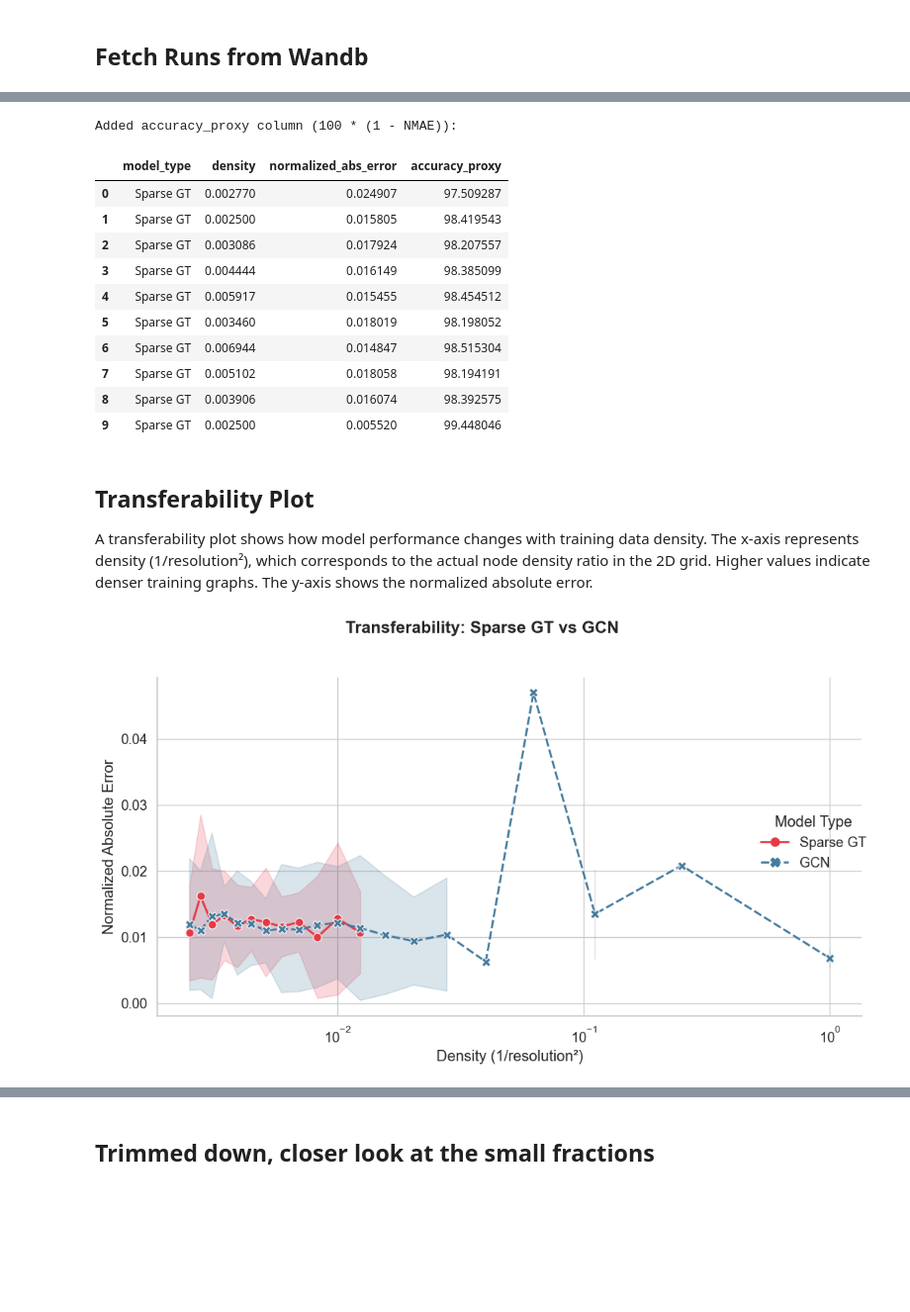
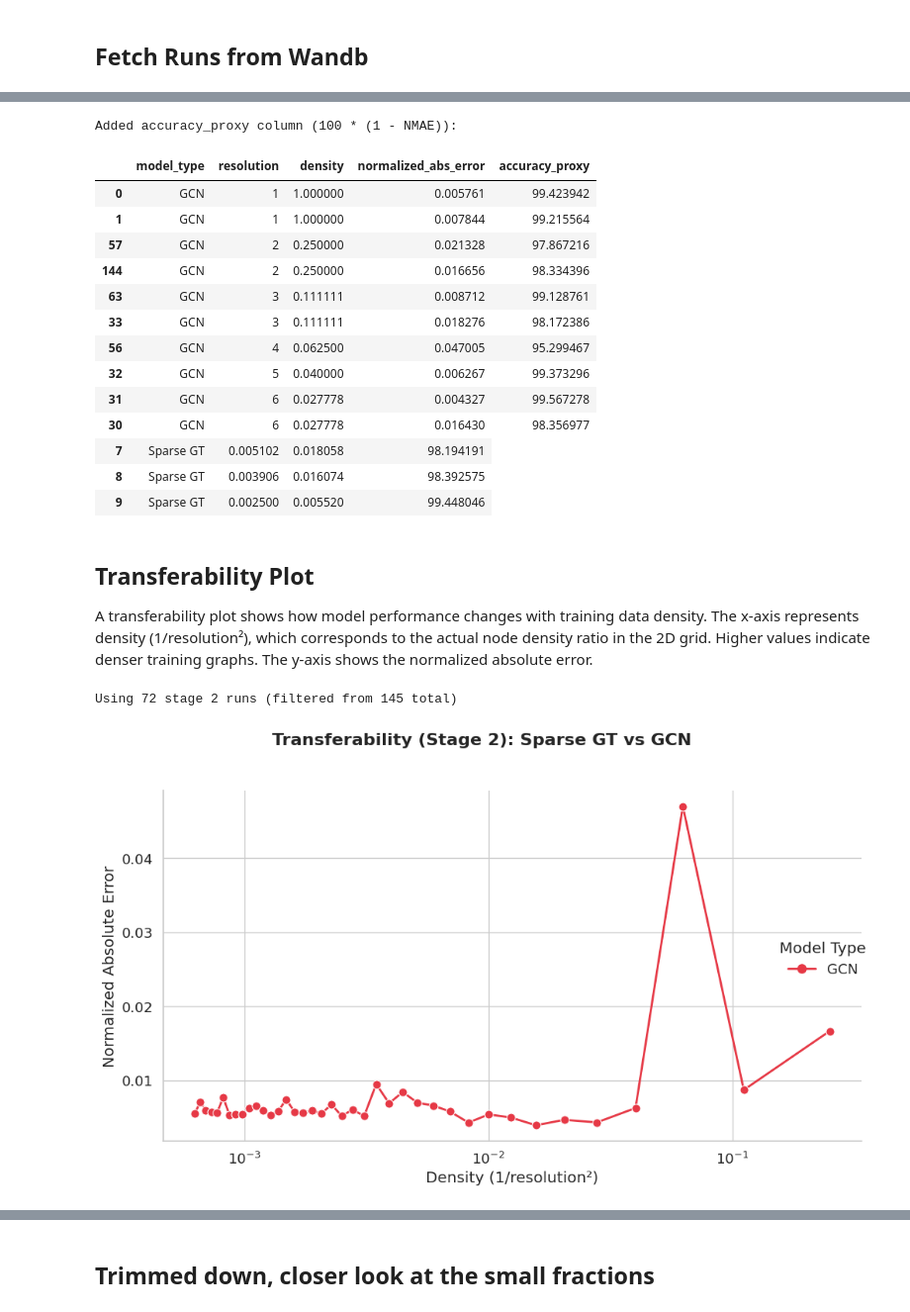
Before and after one commit to jotaporras/shortest-paths-nn, a Jupyter notebook: notebooks/e20_transferability_analysis.ipynb, the cells around one changed output, grey strips where cells are left out. Shown at 99% size. Drawn from its saved outputs; the diff is of its cells as text; code cells hidden in the pictures; blank space fills up the shorter version.

```diff
--- a/notebooks/e20_transferability_analysis.ipynb
+++ b/notebooks/e20_transferability_analysis.ipynb
@@ -81,7 +81,11 @@ def fetch_runs(entity: str, project: str, tag: str) -> pd.DataFrame:
     return pd.DataFrame(records)
 
 
-print(f"Fetching runs from {ENTITY}/{PROJECT} with tag '{TAG}'...")
-runs_df = fetch_runs(ENTITY, PROJECT, TAG)
-print(f"Found {len(runs_df)} valid runs")
+print("Fetching Sparse GT runs from alelab/terrains...")
+sparse_gt_df = fetch_runs('alelab', 'terrains', 'Sparse GT')
+print(f"Found {len(sparse_gt_df)} valid Sparse GT runs")
+
+print("\nFetching GCN runs from alelab/terrains...")
+gcn_df = fetch_runs('alelab', 'terrains', 'GCN')
+print(f"Found {len(gcn_df)} valid GCN runs")
 # %% [output]
@@ -234,17 +255,20 @@ df['accuracy_proxy'] = (1 - df['normalized_abs_error'].clip(upper=1)) * 100
 
 # Display the updated dataframe
 print("Added accuracy_proxy column (100 * (1 - NMAE)):")
-df[['model_type', 'density', 'normalized_abs_error', 'accuracy_proxy']].head(10)
+df[['model_type', 'resolution', 'density', 'normalized_abs_error', 'accuracy_proxy']].sort_values(by='resolution', ascending=True).head(10)
 # %% [output]
 Added accuracy_proxy column (100 * (1 - NMAE)):
-|  | model_type | density | normalized_abs_error | accuracy_proxy |
-| 0 | Sparse GT | 0.002770 | 0.024907 | 97.509287 |
-| 1 | Sparse GT | 0.002500 | 0.015805 | 98.419543 |
-| 2 | Sparse GT | 0.003086 | 0.017924 | 98.207557 |
-| 3 | Sparse GT | 0.004444 | 0.016149 | 98.385099 |
-| 4 | Sparse GT | 0.005917 | 0.015455 | 98.454512 |
-| 5 | Sparse GT | 0.003460 | 0.018019 | 98.198052 |
-| 6 | Sparse GT | 0.006944 | 0.014847 | 98.515304 |
+|  | model_type | resolution | density | normalized_abs_error | accuracy_proxy |
+| 0 | GCN | 1 | 1.000000 | 0.005761 | 99.423942 |
+| 1 | GCN | 1 | 1.000000 | 0.007844 | 99.215564 |
+| 57 | GCN | 2 | 0.250000 | 0.021328 | 97.867216 |
+| 144 | GCN | 2 | 0.250000 | 0.016656 | 98.334396 |
+| 63 | GCN | 3 | 0.111111 | 0.008712 | 99.128761 |
+| 33 | GCN | 3 | 0.111111 | 0.018276 | 98.172386 |
+| 56 | GCN | 4 | 0.062500 | 0.047005 | 95.299467 |
+| 32 | GCN | 5 | 0.040000 | 0.006267 | 99.373296 |
+| 31 | GCN | 6 | 0.027778 | 0.004327 | 99.567278 |
+| 30 | GCN | 6 | 0.027778 | 0.016430 | 98.356977 |
 | 7 | Sparse GT | 0.005102 | 0.018058 | 98.194191 |
 | 8 | Sparse GT | 0.003906 | 0.016074 | 98.392575 |
 | 9 | Sparse GT | 0.002500 | 0.005520 | 99.448046 |
@@ -255,37 +279,42 @@ A transferability plot shows how model performance changes with training data de
 # %%
 # Set plot style
 sns.set_theme(style="whitegrid", font_scale=1.2)
 
+# Filter to stage 2 only
+df_stage2 = df[df['stage'] == 2]
+print(f"Using {len(df_stage2)} stage 2 runs (filtered from {len(df)} total)")
+
 # Create transferability plot
 g = sns.relplot(
-    data=df,
+    data=df_stage2,
     x='density',
     y='normalized_abs_error',
     hue='model_type',
     kind='line',
     markers=True,
     style='model_type',
     height=6,
     aspect=1.5,
-    errorbar='sd',  # Show standard deviation as error bands
+    errorbar=None,
     palette=['#E63946', '#457B9D'],  # Red for Sparse GT, Blue for GCN
     markersize=8,
     linewidth=2,
 )
 
 # Customize the plot
 g.set_axis_labels("Density (1/resolution²)", "Normalized Absolute Error")
 g.legend.set_title("Model Type")
-g.fig.suptitle("Transferability: Sparse GT vs GCN", y=1.02, fontsize=16, fontweight='bold')
+g.fig.suptitle("Transferability (Stage 2): Sparse GT vs GCN", y=1.02, fontsize=16, fontweight='bold')
 
 # Set x-axis to log scale
 g.set(xscale='log')
 
 plt.tight_layout()
 plt.savefig('transferability_plot.png', dpi=150, bbox_inches='tight')
 plt.show()
 # %% [output]
+Using 72 stage 2 runs (filtered from 145 total)
-[figure, old version]
+[figure, new version]
 # %%
 # # Summary statistics by model type and density
 # summary_stats = df.groupby(['model_type', 'density'])['normalized_abs_error'].agg(
```
Also changed, not shown: parts of 10 cells of this notebook, 1 other file.
